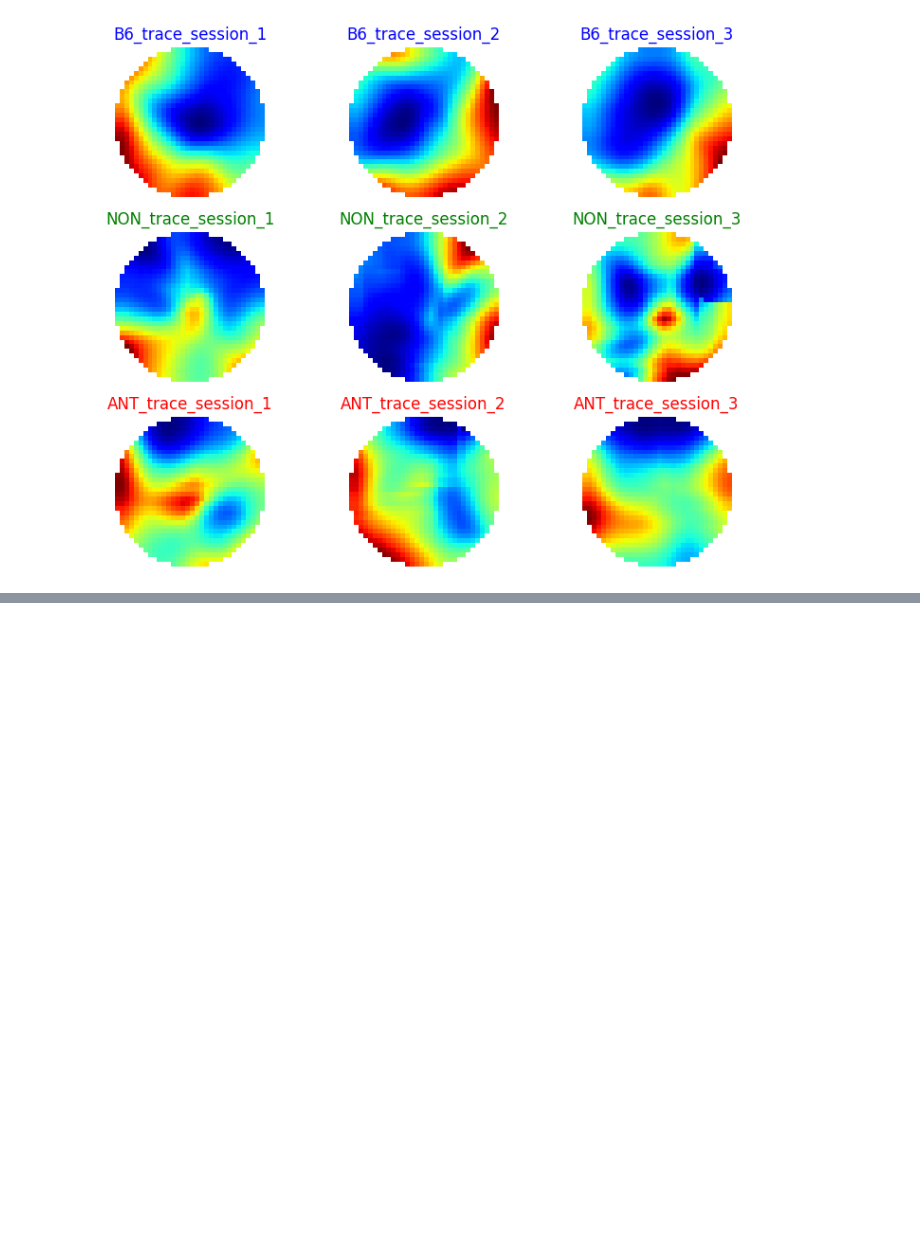
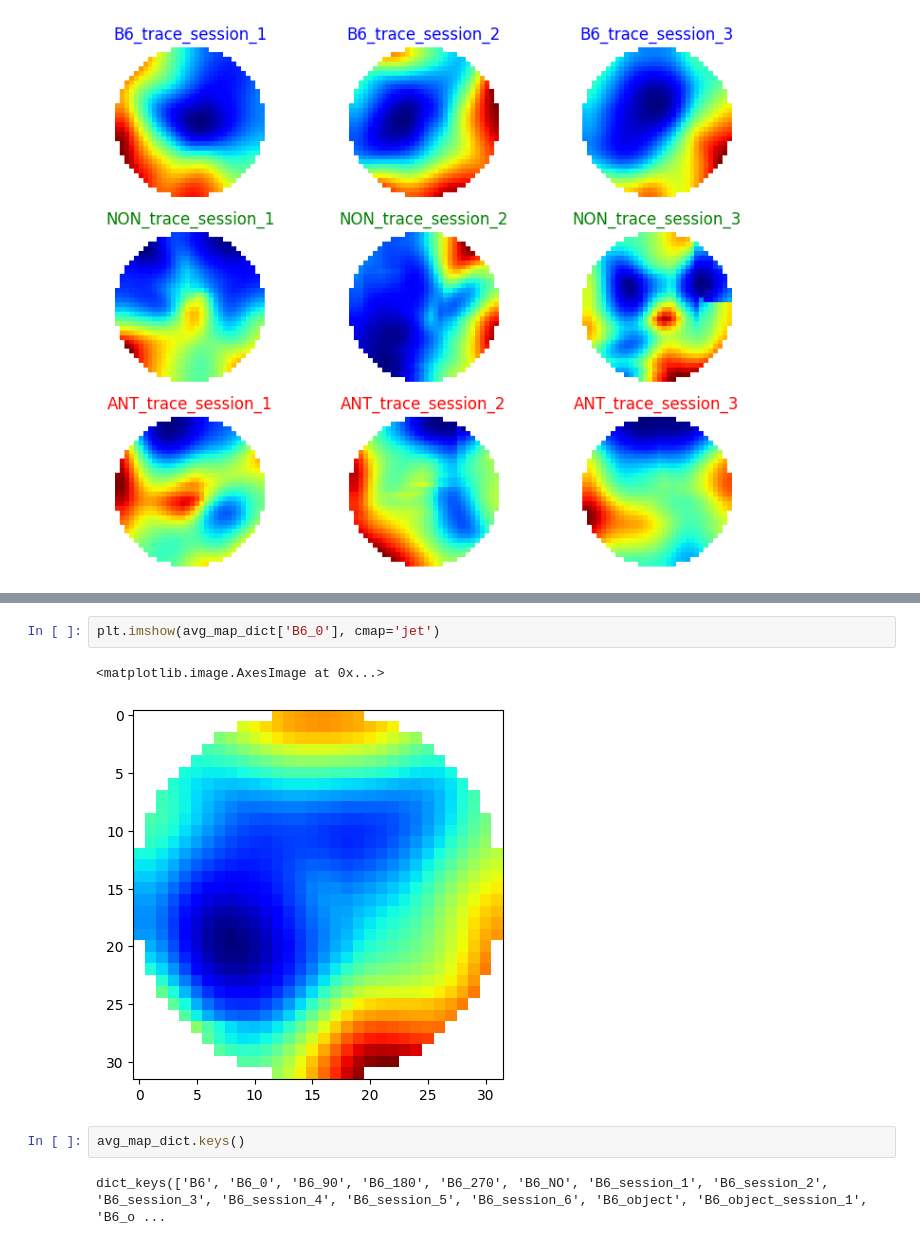
Before and after one commit to olivershetler/neuroscikit, a Jupyter notebook: _prototypes/cell_remapping/LEC_paper/plot_average_ratemaps.ipynb, the cells around one changed output, grey strips where cells are left out. Drawn from its saved outputs; the diff is of its cells as text; blank space fills up the shorter version.

```diff
--- a/_prototypes/cell_remapping/LEC_paper/plot_average_ratemaps.ipynb
+++ b/_prototypes/cell_remapping/LEC_paper/plot_average_ratemaps.ipynb
@@ -233,0 +413,9 @@ mask_indices[0].shape
+# %%
+plt.imshow(avg_map_dict['B6_0'], cmap='jet')
+# %% [output]
+<matplotlib.image.AxesImage at 0x...>
+[figure, added]
+# %%
+avg_map_dict.keys()
+# %% [output]
+dict_keys(['B6', 'B6_0', 'B6_90', 'B6_180', 'B6_270', 'B6_NO', 'B6_session_1', 'B6_session_2', 'B6_session_3', 'B6_session_4', 'B6_session_5', 'B6_session_6', 'B6_object', 'B6_object_session_1', 'B6_o ...
```
Also changed, not shown: parts of 14 cells of this notebook.
